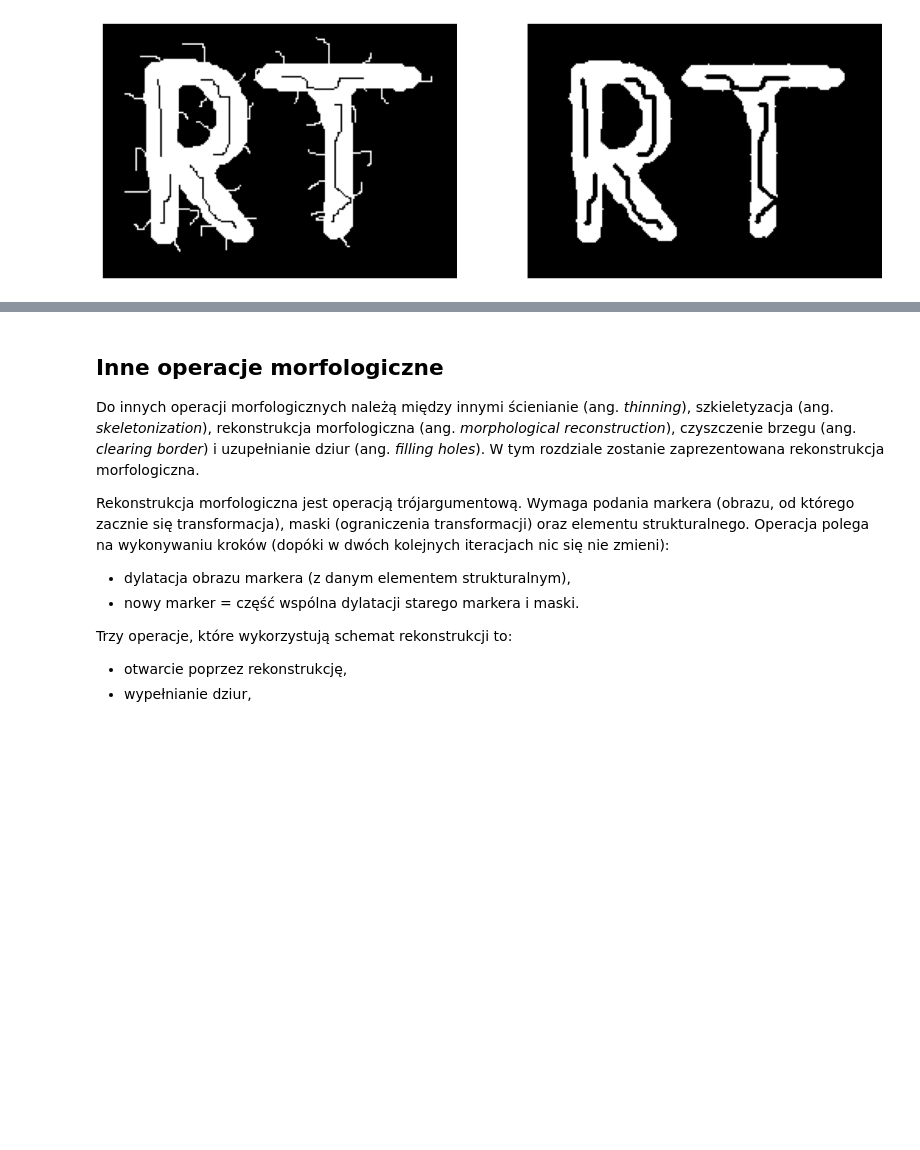
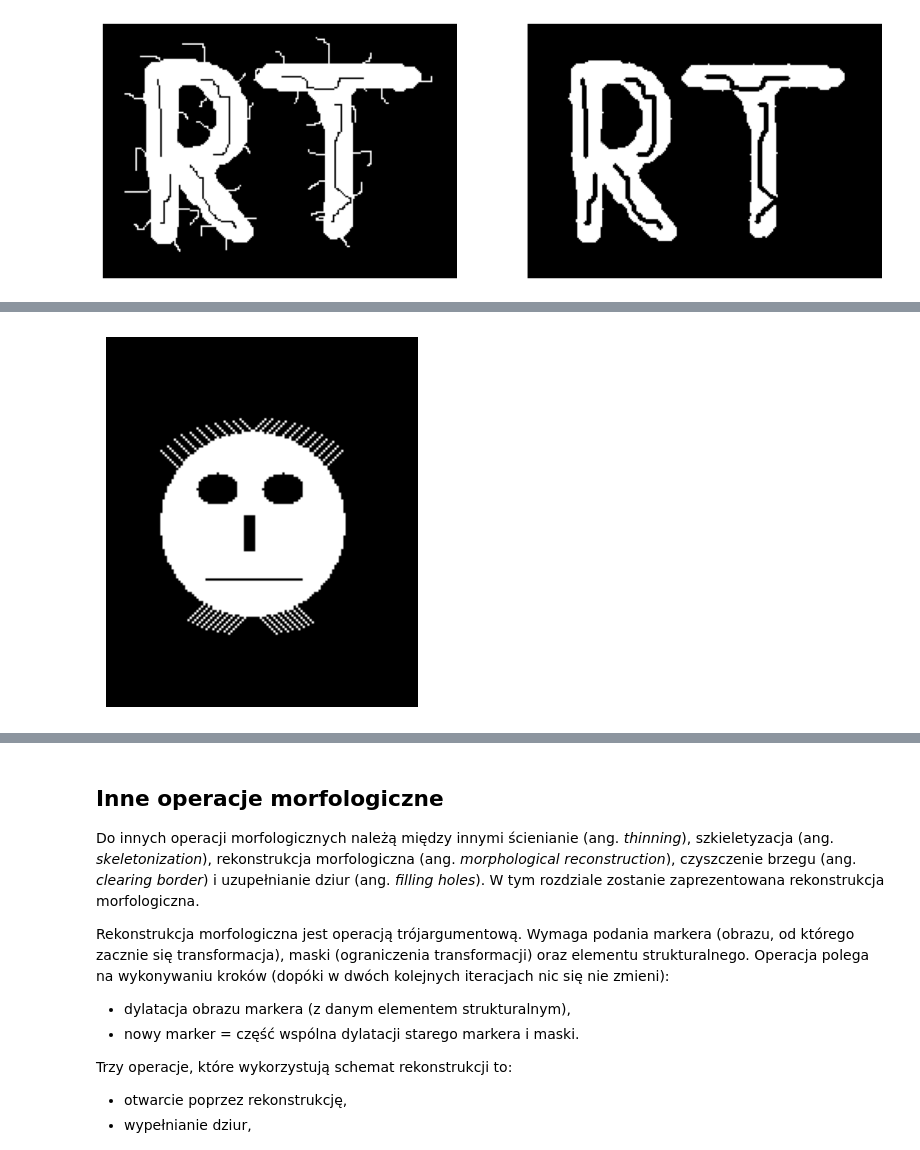
Before and after one commit to JBRS307/WDCPO, a Jupyter notebook: lab7/lab7.ipynb, the cells around one changed output, grey strips where cells are left out. Drawn from its saved outputs; the diff is of its cells as text; code cells hidden in the pictures; blank space fills up the shorter version.

```diff
--- a/lab7/lab7.ipynb
+++ b/lab7/lab7.ipynb
@@ -142,0 +151,5 @@ imshow_subplt((ertka, ertka_erode), 1, 2)
+# %%
+buzka = cv2.imread("buzka.bmp", cv2.IMREAD_GRAYSCALE)
+imshow(buzka)
+# %% [output]
+[figure, added]
```
Also changed, not shown: parts of 5 cells of this notebook.
